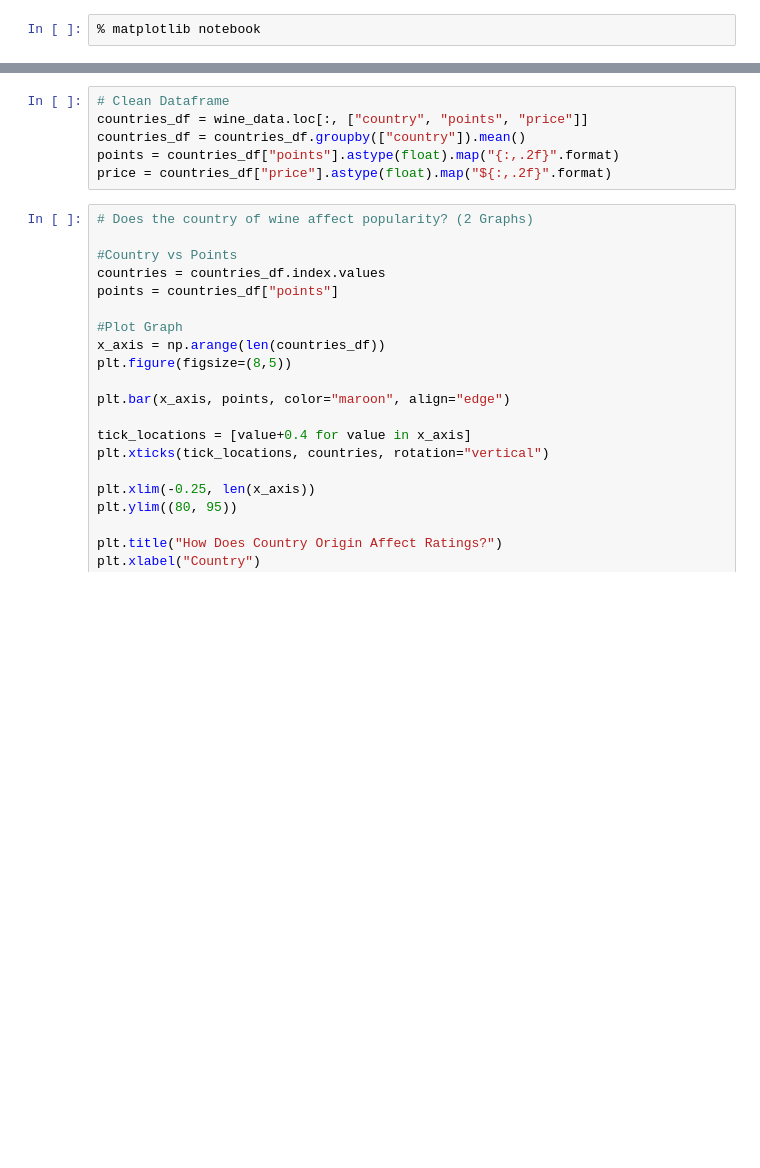
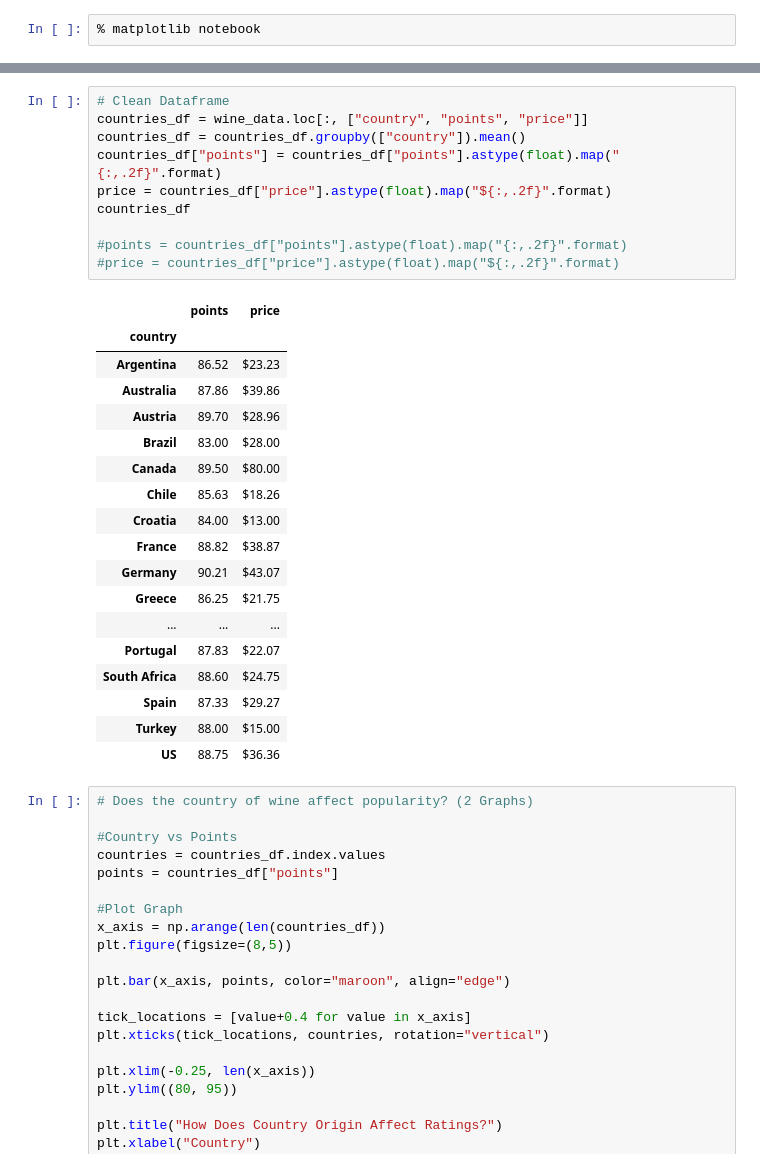
Before and after one commit to mcgeec91/Wine_Project, a Jupyter notebook: jess_question1.ipynb, the cells around one changed output, grey strips where cells are left out. Saved outputs shown, nothing was run; the diff lists cells and outputs as text; blank space fills up the shorter version.

```diff
--- a/jess_question1.ipynb
+++ b/jess_question1.ipynb
@@ -19,9 +19,32 @@ wine_data.head()
 # %%
 # Clean Dataframe
 countries_df = wine_data.loc[:, ["country", "points", "price"]]
 countries_df = countries_df.groupby(["country"]).mean()
-points = countries_df["points"].astype(float).map("{:,.2f}".format)
+countries_df["points"] = countries_df["points"].astype(float).map("{:,.2f}".format)
 price = countries_df["price"].astype(float).map("${:,.2f}".format)
+countries_df
+
+#points = countries_df["points"].astype(float).map("{:,.2f}".format)
+#price = countries_df["price"].astype(float).map("${:,.2f}".format)
+# %% [output]
+|  | points | price |
+| country |  |  |
+| Argentina | 86.52 | $23.23 |
+| Australia | 87.86 | $39.86 |
+| Austria | 89.70 | $28.96 |
+| Brazil | 83.00 | $28.00 |
+| Canada | 89.50 | $80.00 |
+| Chile | 85.63 | $18.26 |
+| Croatia | 84.00 | $13.00 |
+| France | 88.82 | $38.87 |
+| Germany | 90.21 | $43.07 |
+| Greece | 86.25 | $21.75 |
+| ... | ... | ... |
+| Portugal | 87.83 | $22.07 |
+| South Africa | 88.60 | $24.75 |
+| Spain | 87.33 | $29.27 |
+| Turkey | 88.00 | $15.00 |
+| US | 88.75 | $36.36 |
 # %%
 # Does the country of wine affect popularity? (2 Graphs)
 
```
Also changed, not shown: 1 other file.
